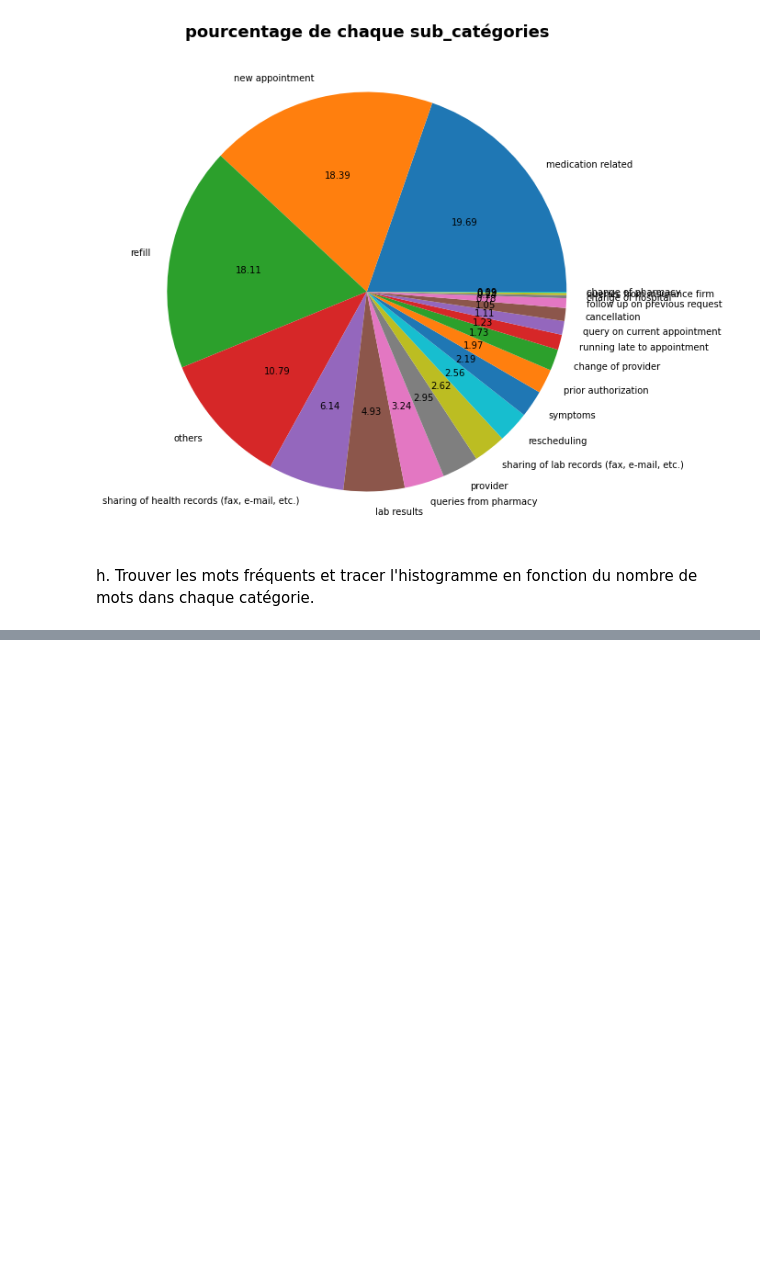
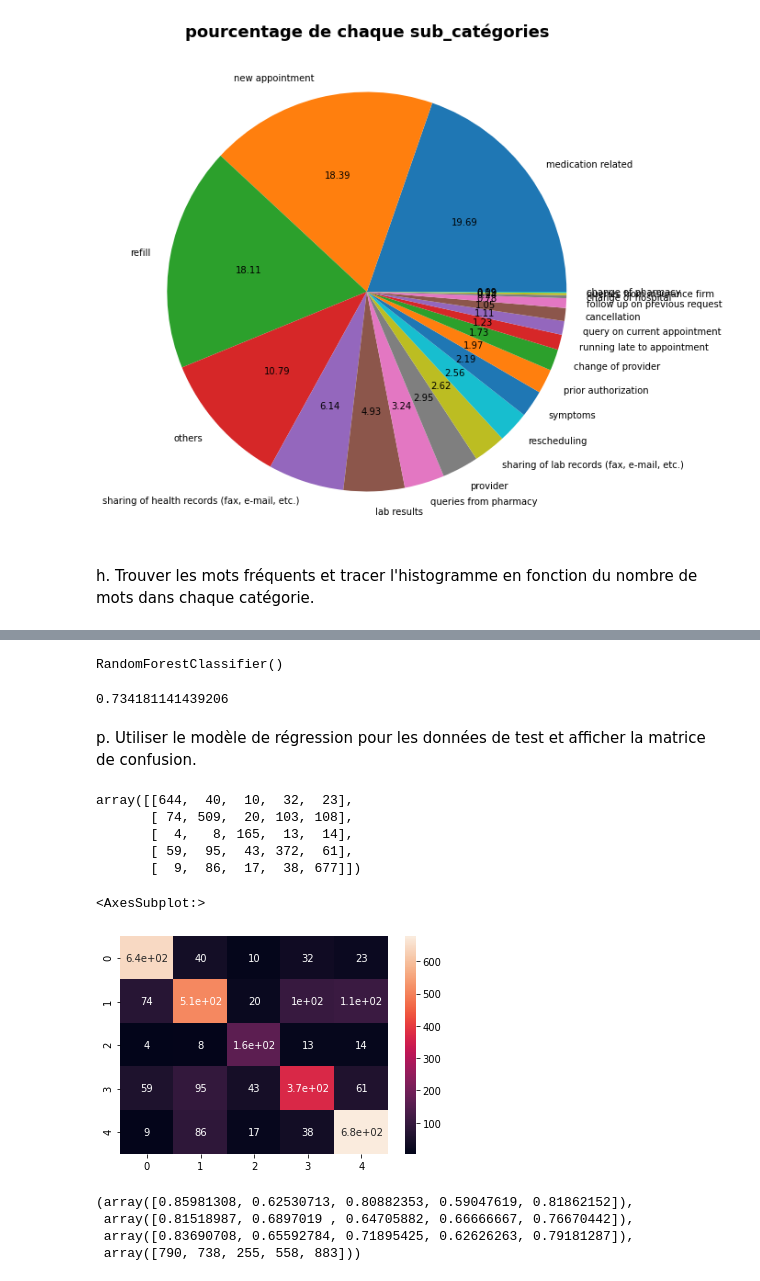
Before and after one commit to addi-kamal/Text-Classification-Problem, a Jupyter notebook: Text Classification Problem.ipynb, the cells around one changed output, grey strips where cells are left out. Saved outputs shown, nothing was run; the diff lists cells and outputs as text; code cells hidden in the pictures; blank space fills up the shorter version.

```diff
--- a/Text Classification Problem.ipynb
+++ b/Text Classification Problem.ipynb
@@ -183,0 +446,6 @@ plt.show()
+# %%
+target = LabelEncoder().fit_transform(data['categories'])
+
+data_features = tfidf_matrix
+
+X_train,X_test,y_train,y_test=train_test_split(data_features,target,test_size=0.3)
@@ -183,0 +454,6 @@ plt.show()
+# %%
+from sklearn.linear_model import LogisticRegression
+
+#modele=LogisticRegression(penalty='none',solver='newton-cg')
+modele=LogisticRegression()
+modele.fit(X_train,y_train)
@@ -183,0 +479,36 @@ plt.show()
+# %%
+from sklearn.ensemble import RandomForestClassifier
+
+classifier = RandomForestClassifier()
+classifier.fit(X_train,y_train)
+# %% [output]
+RandomForestClassifier()
+# %%
+y_randF = classifier.predict(X_test)
+# %%
+accuracy_score(y_randF,y_test)
+# %% [output]
+0.734181141439206
+# %% [markdown]
+p. Utiliser le modèle de régression pour les données de test et afficher la matrice de confusion.
+# %%
+confusion_matrix(y_randF,y_test)
+# %% [output]
+array([[644,  40,  10,  32,  23],
+       [ 74, 509,  20, 103, 108],
+       [  4,   8, 165,  13,  14],
+       [ 59,  95,  43, 372,  61],
+       [  9,  86,  17,  38, 677]])
+# %%
+conf = confusion_matrix(y_randF,y_test)
+sea.heatmap(conf, annot=True)
+# %% [output]
+<AxesSubplot:>
+[figure, added]
+# %%
+precis(y_test,y_randF)
+# %% [output]
+(array([0.85981308, 0.62530713, 0.80882353, 0.59047619, 0.81862152]),
+ array([0.81518987, 0.6897019 , 0.64705882, 0.66666667, 0.76670442]),
+ array([0.83690708, 0.65592784, 0.71895425, 0.62626263, 0.79181287]),
+ array([790, 738, 255, 558, 883]))
```
Also changed, not shown: parts of 42 cells of this notebook.
